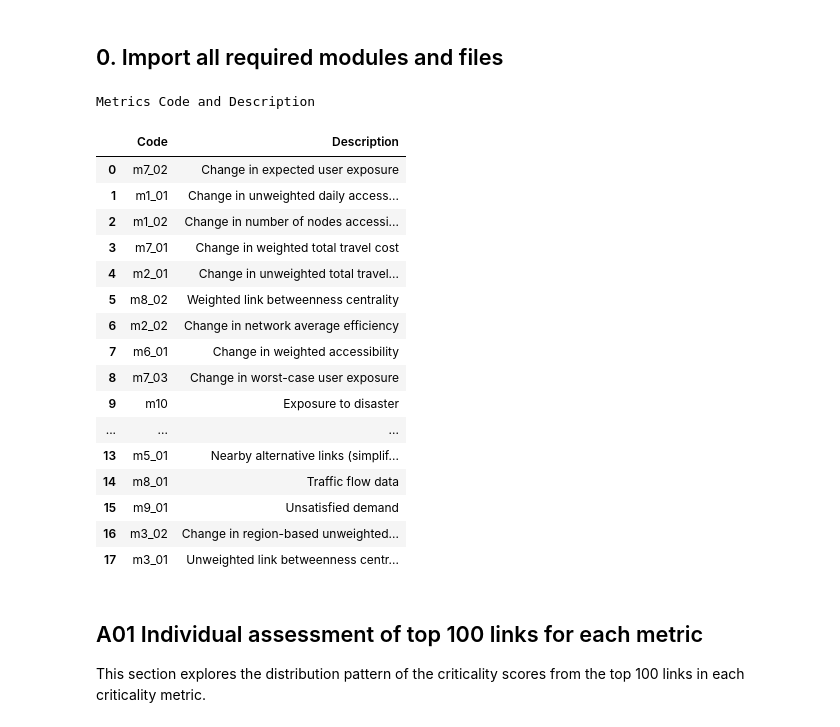
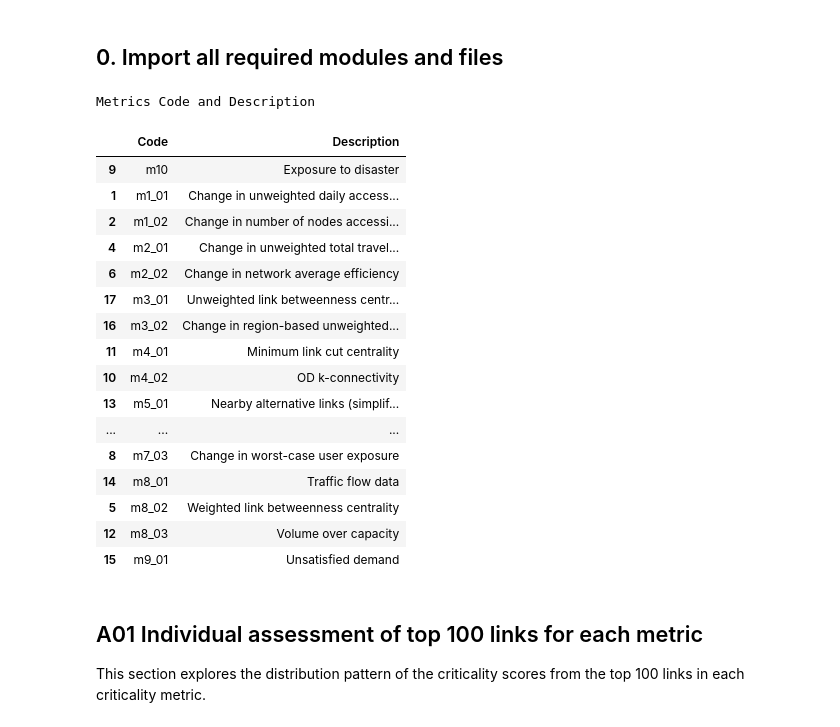
Before and after one commit to bramkaarga/transcrit, a Jupyter notebook: 03_criticality_result_analysis.ipynb, the cells around one changed output. Cells and saved outputs as stored; diff of their text form; code cells hidden in the pictures.

```diff
--- a/03_criticality_result_analysis.ipynb
+++ b/03_criticality_result_analysis.ipynb
@@ -69,28 +69,29 @@ metric_names = {'m1_01' : 'Change in unweighted daily accessibility',
 # %%
 metric_names_df = pd.DataFrame()
 metric_names_df['Code'] = metric_names.keys()
 metric_names_df['Description'] = metric_names.values()
+metric_names_df.sort_values(by='Code', inplace=True)
 print('Metrics Code and Description')
 metric_names_df
 # %% [output]
 Metrics Code and Description
 |  | Code | Description |
-| 0 | m7_02 | Change in expected user exposure |
+| 9 | m10 | Exposure to disaster |
 | 1 | m1_01 | Change in unweighted daily access... |
 | 2 | m1_02 | Change in number of nodes accessi... |
-| 3 | m7_01 | Change in weighted total travel cost |
 | 4 | m2_01 | Change in unweighted total travel... |
+| 6 | m2_02 | Change in network average efficiency |
+| 17 | m3_01 | Unweighted link betweenness centr... |
+| 16 | m3_02 | Change in region-based unweighted... |
+| 11 | m4_01 | Minimum link cut centrality |
+| 10 | m4_02 | OD k-connectivity |
+| 13 | m5_01 | Nearby alternative links (simplif... |
+| ... | ... | ... |
+| 8 | m7_03 | Change in worst-case user exposure |
+| 14 | m8_01 | Traffic flow data |
 | 5 | m8_02 | Weighted link betweenness centrality |
-| 6 | m2_02 | Change in network average efficiency |
-| 7 | m6_01 | Change in weighted accessibility |
-| 8 | m7_03 | Change in worst-case user exposure |
-| 9 | m10 | Exposure to disaster |
-| ... | ... | ... |
-| 13 | m5_01 | Nearby alternative links (simplif... |
-| 14 | m8_01 | Traffic flow data |
+| 12 | m8_03 | Volume over capacity |
 | 15 | m9_01 | Unsatisfied demand |
-| 16 | m3_02 | Change in region-based unweighted... |
-| 17 | m3_01 | Unweighted link betweenness centr... |
 # %% [markdown]
 ## A01 Individual assessment of top 100 links for each metric
 This section explores the distribution pattern of the criticality scores from the top 100 links in each criticality metric.
```
Also changed, not shown: parts of 1 cell of this notebook.
